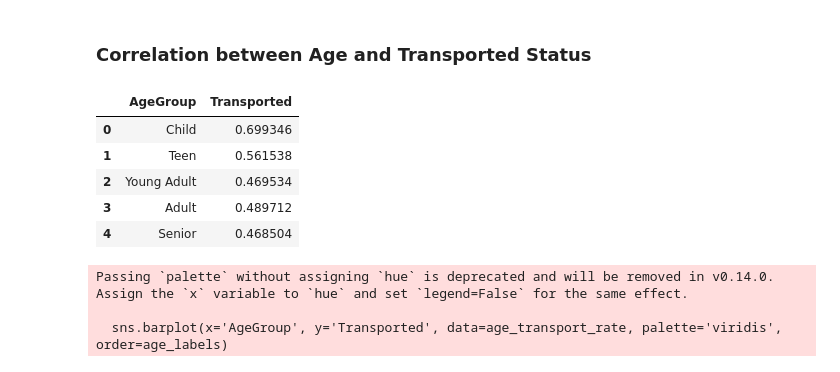
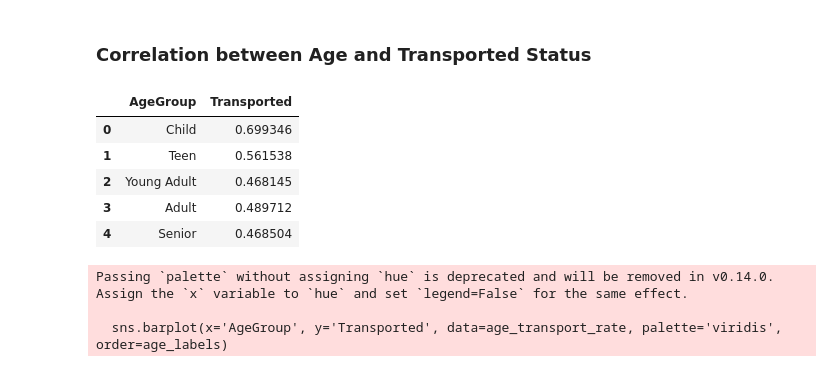
Before and after one commit to ddy623/Kaggle-Projects, a Jupyter notebook: Space_Titanic.ipynb, the cells around one changed output. Cells and saved outputs as stored; diff of their text form; code cells hidden in the pictures.

```diff
--- a/Space_Titanic.ipynb
+++ b/Space_Titanic.ipynb
@@ -319,18 +347,24 @@ The data show that many of the passengers were Young Adults.
 # %% [markdown]
 ### Correlation between Age and Transported Status
 # %%
+# Reload the original training data for this specific analysis
+df_analysis_temp = pd.read_csv('/content/drive/MyDrive/Colab Notebooks/Data Science Project/train.csv')
+
 # Create age bins for analysis
 age_bins = [0, 12, 18, 35, 60, 100] # Child, Teen, Young Adult, Adult, Senior
 age_labels = ['Child', 'Teen', 'Young Adult', 'Adult', 'Senior']
 
-# Calculate the transport rate by 'AgeGroup' using df_train_processed
-age_transport_rate = df_train_processed.groupby('AgeGroup')['Transported'].mean().reset_index()
+# Create 'AgeGroup' column in the temporary analysis DataFrame
+df_analysis_temp['AgeGroup'] = pd.cut(df_analysis_temp['Age'], bins=age_bins, labels=age_labels, right=False)
+
+# Calculate the transport rate by 'AgeGroup'
+age_transport_rate = df_analysis_temp.groupby('AgeGroup')['Transported'].mean().reset_index()
 display(age_transport_rate)
 # %% [output]
 |  | AgeGroup | Transported |
 | 0 | Child | 0.699346 |
 | 1 | Teen | 0.561538 |
-| 2 | Young Adult | 0.469534 |
+| 2 | Young Adult | 0.468145 |
 | 3 | Adult | 0.489712 |
 | 4 | Senior | 0.468504 |
 # %%
```
Also changed, not shown: parts of 23 cells of this notebook.
